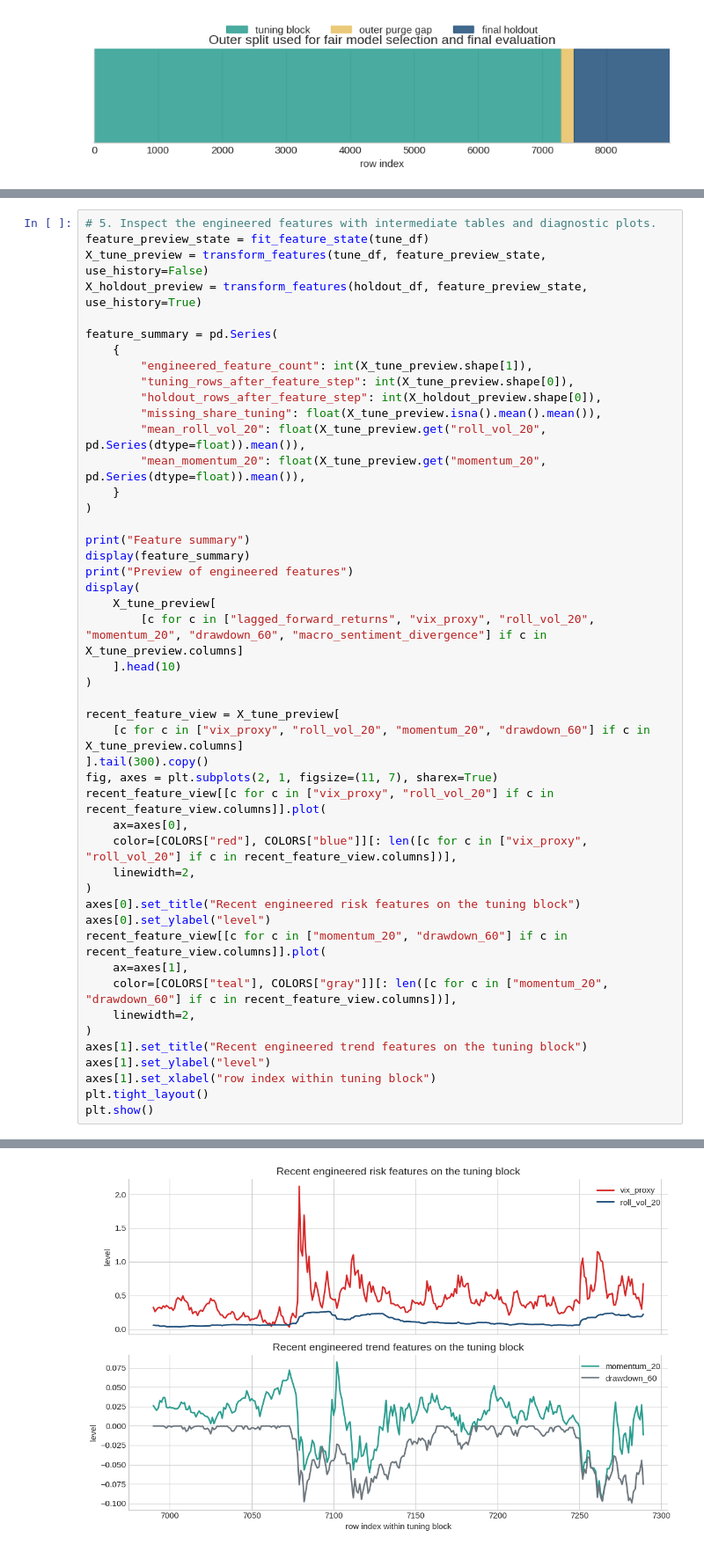
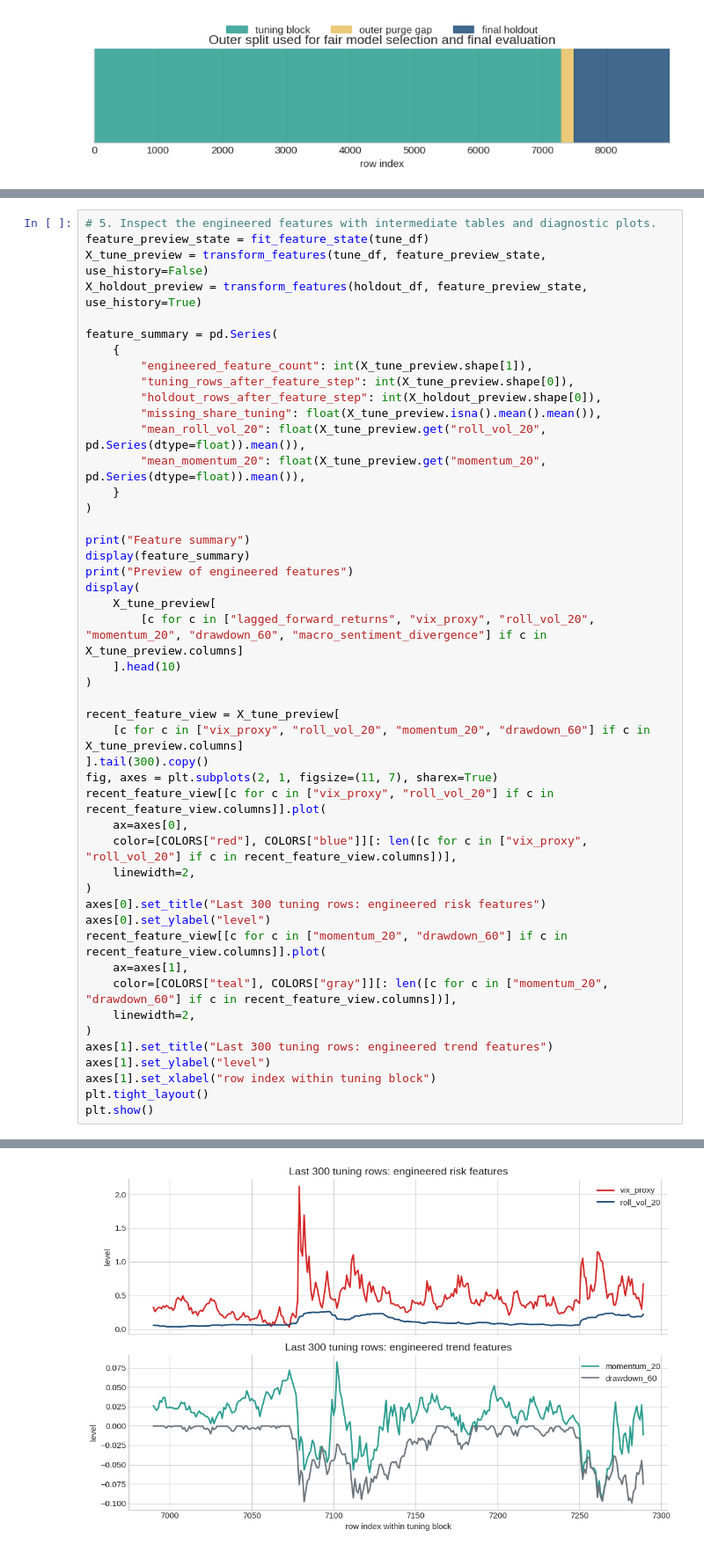
Before and after one commit to jacopopper/Dardini-Hull-Tactical-Market-Prediction, a Jupyter notebook: submission/main.ipynb, the cells around one changed output, grey strips where cells are left out. Shown at 88% size. Drawn from its saved outputs; the diff is of its cells as text.

```diff
--- a/submission/main.ipynb
+++ b/submission/main.ipynb
@@ -454,39 +450,39 @@ recent_feature_view[[c for c in ["vix_proxy", "roll_vol_20"] if c in recent_feat
     color=[COLORS["red"], COLORS["blue"]][: len([c for c in ["vix_proxy", "roll_vol_20"] if c in recent_feature_view.columns])],
     linewidth=2,
 )
-axes[0].set_title("Recent engineered risk features on the tuning block")
+axes[0].set_title("Last 300 tuning rows: engineered risk features")
 axes[0].set_ylabel("level")
 recent_feature_view[[c for c in ["momentum_20", "drawdown_60"] if c in recent_feature_view.columns]].plot(
     ax=axes[1],
     color=[COLORS["teal"], COLORS["gray"]][: len([c for c in ["momentum_20", "drawdown_60"] if c in recent_feature_view.columns])],
     linewidth=2,
 )
-axes[1].set_title("Recent engineered trend features on the tuning block")
+axes[1].set_title("Last 300 tuning rows: engineered trend features")
 axes[1].set_ylabel("level")
 axes[1].set_xlabel("row index within tuning block")
 plt.tight_layout()
 plt.show()
 # %% [output]
 Feature summary
 engineered_feature_count            107.000000
 tuning_rows_after_feature_step     7290.000000
 holdout_rows_after_feature_step    1500.000000
 missing_share_tuning                  0.000000
 mean_roll_vol_20                      0.144780
 mean_momentum_20                      0.008286
 dtype: float64
 Preview of engineered features
 |  | lagged_forward_returns | vix_proxy | roll_vol_20 | momentum_20 | drawdown_60 | macro_sentiment_divergence |
 | 0 | 0.000631 | 0.245208 | 0.127185 | 0.012145 | 0.000000 | 0.051732 |
 | 1 | -0.002421 | 0.245208 | 0.127185 | 0.012145 | -0.002421 | 0.051732 |
 | 2 | -0.008495 | 0.245208 | 0.127185 | 0.012145 | -0.010895 | 0.051732 |
 | 3 | -0.009624 | 0.245208 | 0.127185 | 0.012145 | -0.020415 | 0.051732 |
 | 4 | 0.004662 | 0.245208 | 0.127185 | -0.015848 | -0.015848 | 0.051732 |
 | 5 | -0.011686 | 0.245208 | 0.094449 | -0.027348 | -0.027348 | 0.051732 |
 | 6 | -0.006449 | 0.245208 | 0.086398 | -0.033621 | -0.033621 | 0.051732 |
 | 7 | 0.003644 | 0.245208 | 0.095260 | -0.030100 | -0.030100 | 0.051732 |
 | 8 | -0.024566 | 0.245208 | 0.138627 | -0.053926 | -0.053926 | 0.051732 |
 | 9 | -0.008492 | 0.245208 | 0.130950 | -0.061960 | -0.061960 | 0.051732 |
-[figure, old version]
+[figure, new version]
 # %%
 # 6. Fit the regime detector, fit the return model, and define the strategy sizing logic.
```
Also changed, not shown: parts of 8 cells of this notebook, 5 other files.
